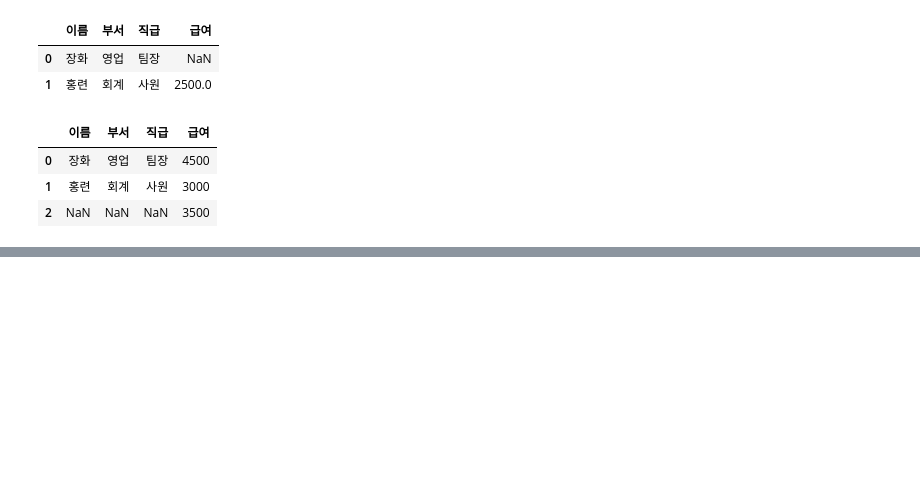
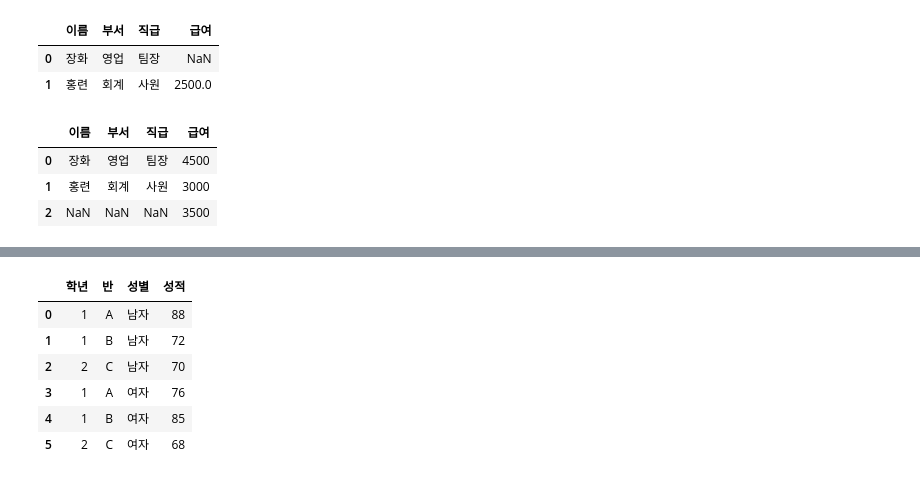
Before and after one commit to DANU011/practice-analysis, a Jupyter notebook: bigdata/bigdata_chap2.ipynb, the cells around one changed output, grey strips where cells are left out. Cells and saved outputs as stored; diff of their text form; code cells hidden in the pictures; blank space fills up the shorter version.

```diff
--- a/bigdata/bigdata_chap2.ipynb
+++ b/bigdata/bigdata_chap2.ipynb
@@ -616,0 +714,4 @@ pd.concat([HR1, HR5], axis = 1)
+# %%
+score = score.pivot_table(index =['학년', '반'],
+                          columns = '성별', values = '성적')
+score
@@ -616,0 +724,10 @@ pd.concat([HR1, HR5], axis = 1)
+# %%
+score.reset_index().melt(id_vars = ['학년', '반'], var_name = '성별', value_name = '성적')
+# %% [output]
+|  | 학년 | 반 | 성별 | 성적 |
+| 0 | 1 | A | 남자 | 88 |
+| 1 | 1 | B | 남자 | 72 |
+| 2 | 2 | C | 남자 | 70 |
+| 3 | 1 | A | 여자 | 76 |
+| 4 | 1 | B | 여자 | 85 |
+| 5 | 2 | C | 여자 | 68 |
```
Also changed, not shown: parts of 29 cells of this notebook.
